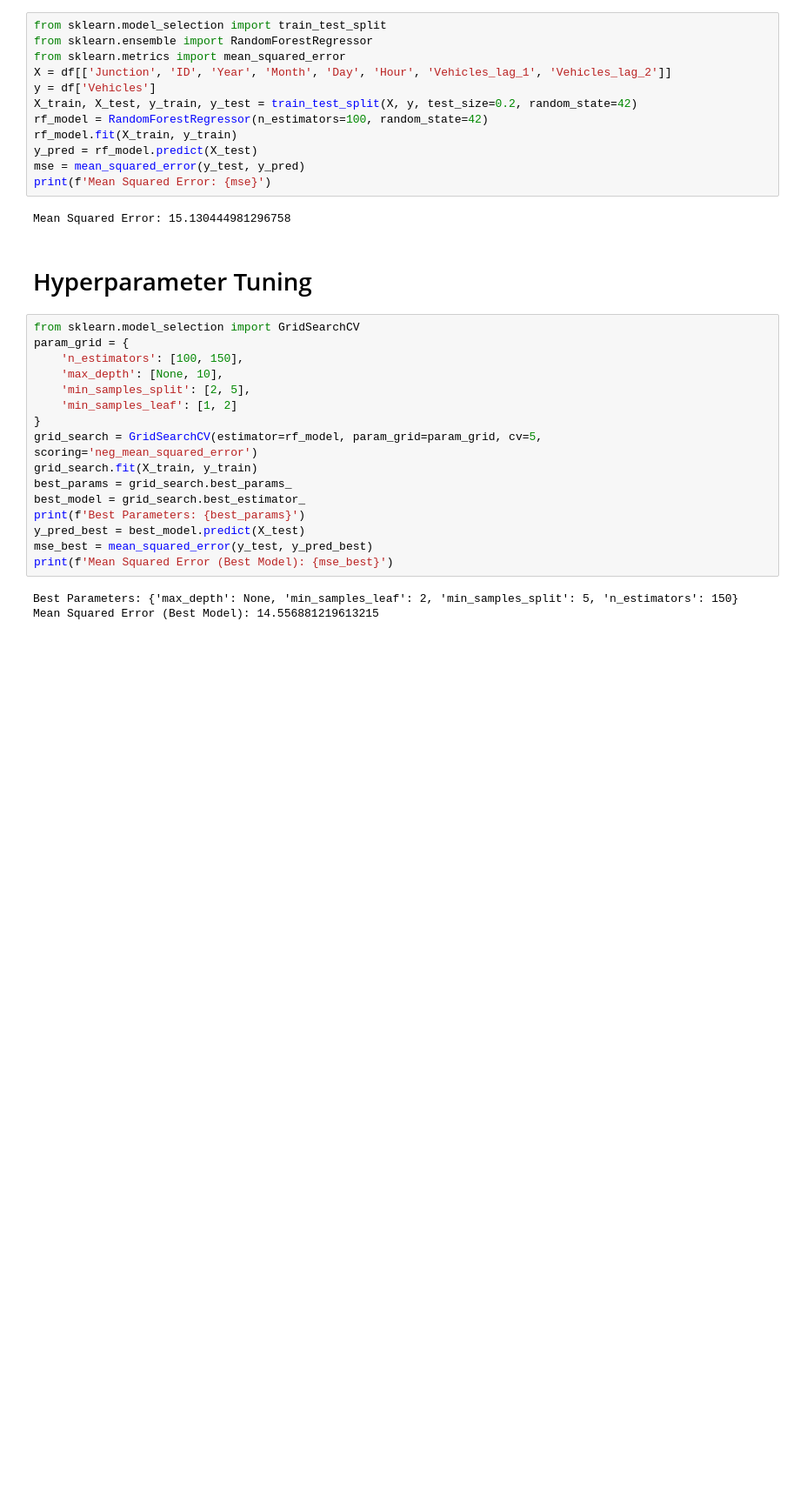
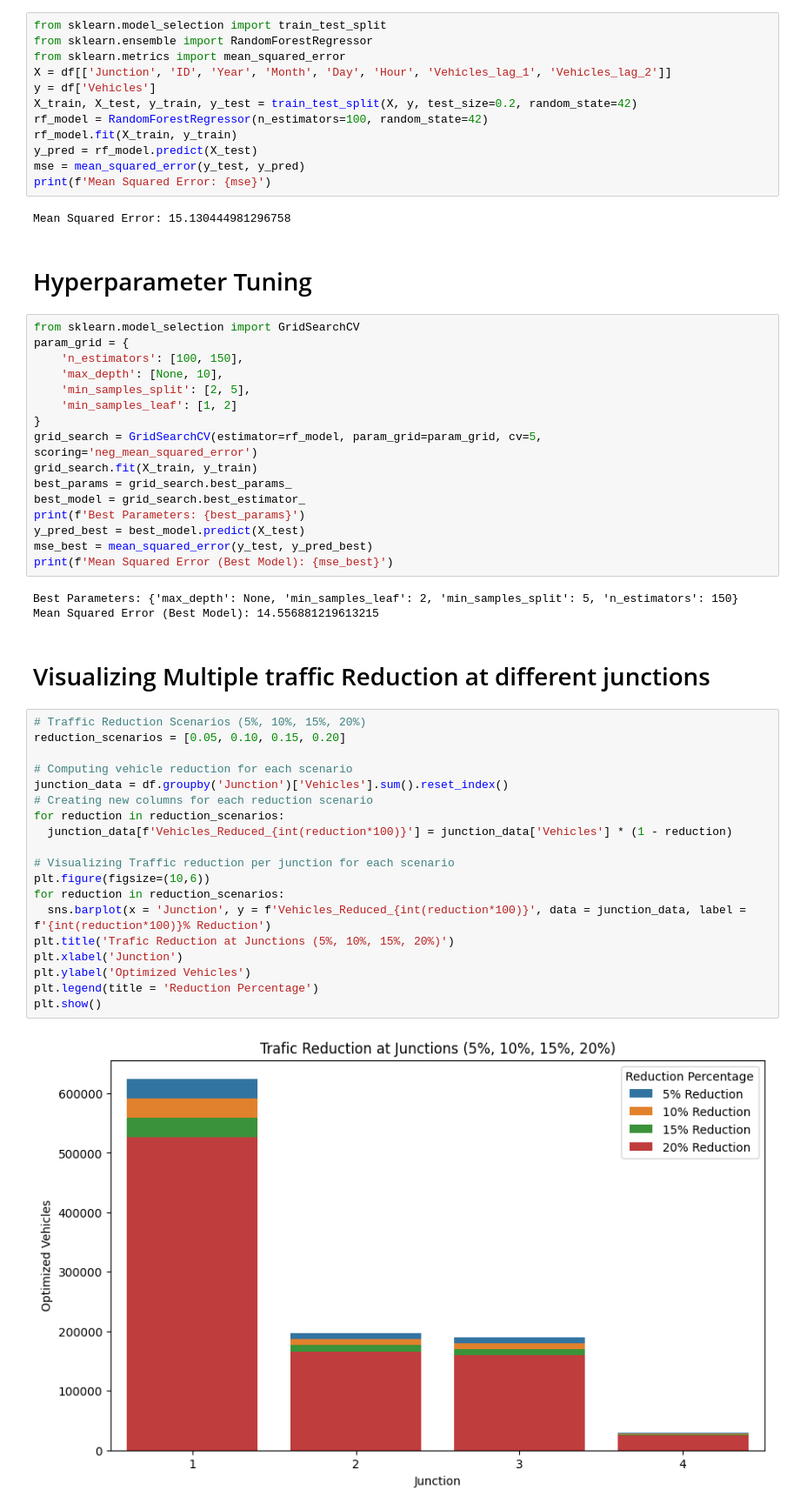
Before and after one commit to atishmukherjee/trafficManagementSystem, a Jupyter notebook: TrafficManagemnetSystem.ipynb, the cells around one changed output. Shown at 87% size. Cells and saved outputs as stored; diff of their text form; blank space fills up the shorter version.

```diff
--- a/TrafficManagemnetSystem.ipynb
+++ b/TrafficManagemnetSystem.ipynb
@@ -179,3 +155,26 @@ print(f'Mean Squared Error (Best Model): {mse_best}')
 # %% [output]
 Best Parameters: {'max_depth': None, 'min_samples_leaf': 2, 'min_samples_split': 5, 'n_estimators': 150}
 Mean Squared Error (Best Model): 14.556881219613215
+# %% [markdown]
+# Visualizing Multiple traffic Reduction at different junctions
+# %%
+# Traffic Reduction Scenarios (5%, 10%, 15%, 20%)
+reduction_scenarios = [0.05, 0.10, 0.15, 0.20]
+
+# Computing vehicle reduction for each scenario
+junction_data = df.groupby('Junction')['Vehicles'].sum().reset_index()
+# Creating new columns for each reduction scenario
+for reduction in reduction_scenarios:
+  junction_data[f'Vehicles_Reduced_{int(reduction*100)}'] = junction_data['Vehicles'] * (1 - reduction)
+
+# Visualizing Traffic reduction per junction for each scenario
+plt.figure(figsize=(10,6))
+for reduction in reduction_scenarios:
+  sns.barplot(x = 'Junction', y = f'Vehicles_Reduced_{int(reduction*100)}', data = junction_data, label = f'{int(reduction*100)}% Reduction')
+plt.title('Trafic Reduction at Junctions (5%, 10%, 15%, 20%)')
+plt.xlabel('Junction')
+plt.ylabel('Optimized Vehicles')
+plt.legend(title = 'Reduction Percentage')
+plt.show()
+# %% [output]
+[figure, added]
```
Also changed, not shown: parts of 14 cells of this notebook.
